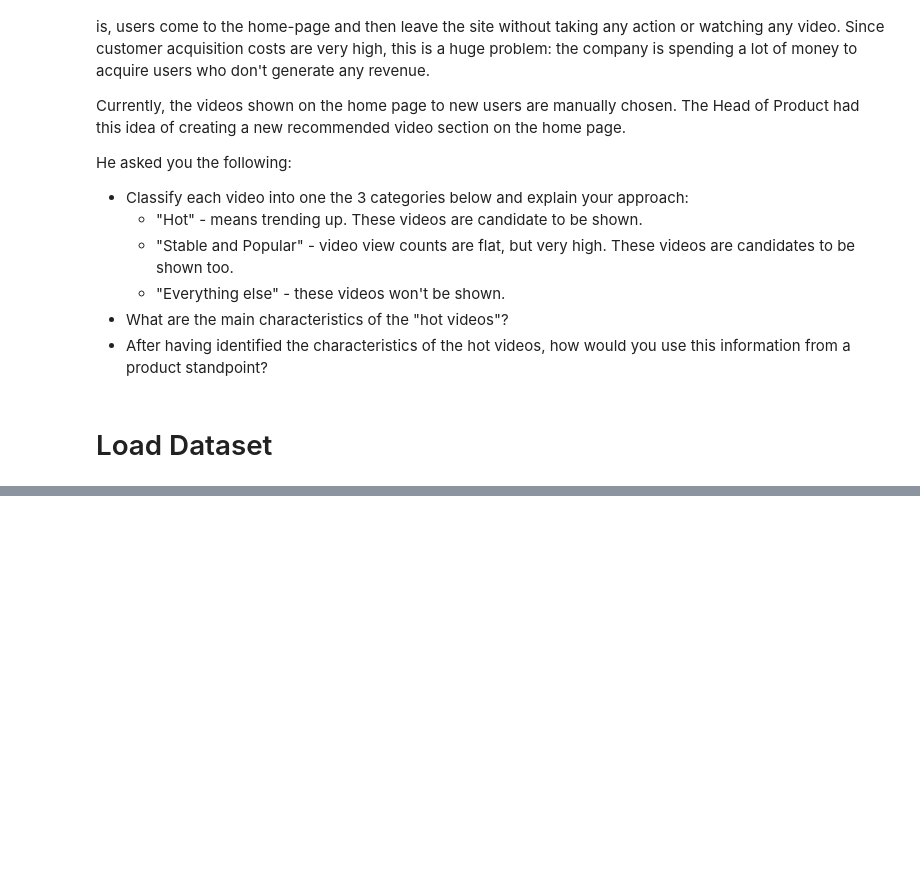
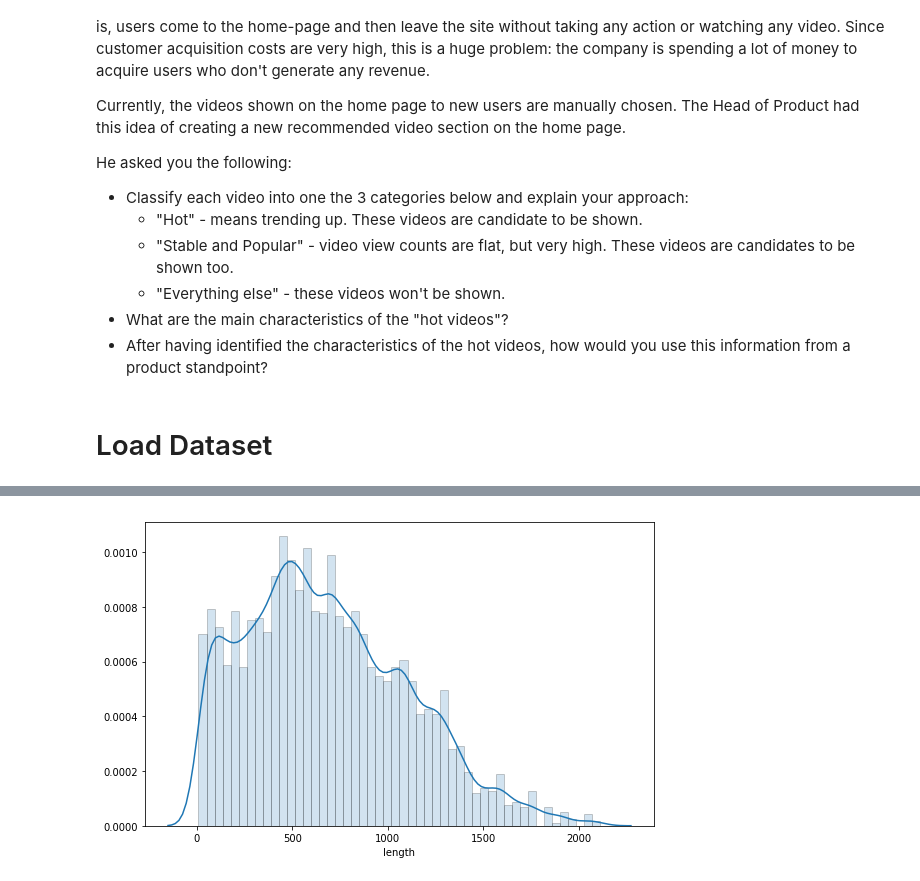
Before and after one commit to JifuZhao/DS-Take-Home, a Jupyter notebook: 18. On-Line Video Challenge.ipynb, the cells around one changed output, grey strips where cells are left out. Cells and saved outputs as stored; diff of their text form; code cells hidden in the pictures; blank space fills up the shorter version.

```diff
--- a/18. On-Line Video Challenge.ipynb
+++ b/18. On-Line Video Challenge.ipynb
@@ -32,0 +121,8 @@ import matplotlib.pyplot as plt
+# %%
+# visualization of length
+fig, ax = plt.subplots(figsize=(8, 5))
+sns.distplot(data['length'], ax=ax, hist_kws=hist_kws)
+plt.tight_layout()
+plt.show()
+# %% [output]
+[figure, added]
```
Also changed, not shown: parts of 36 cells of this notebook, 1 other file.
